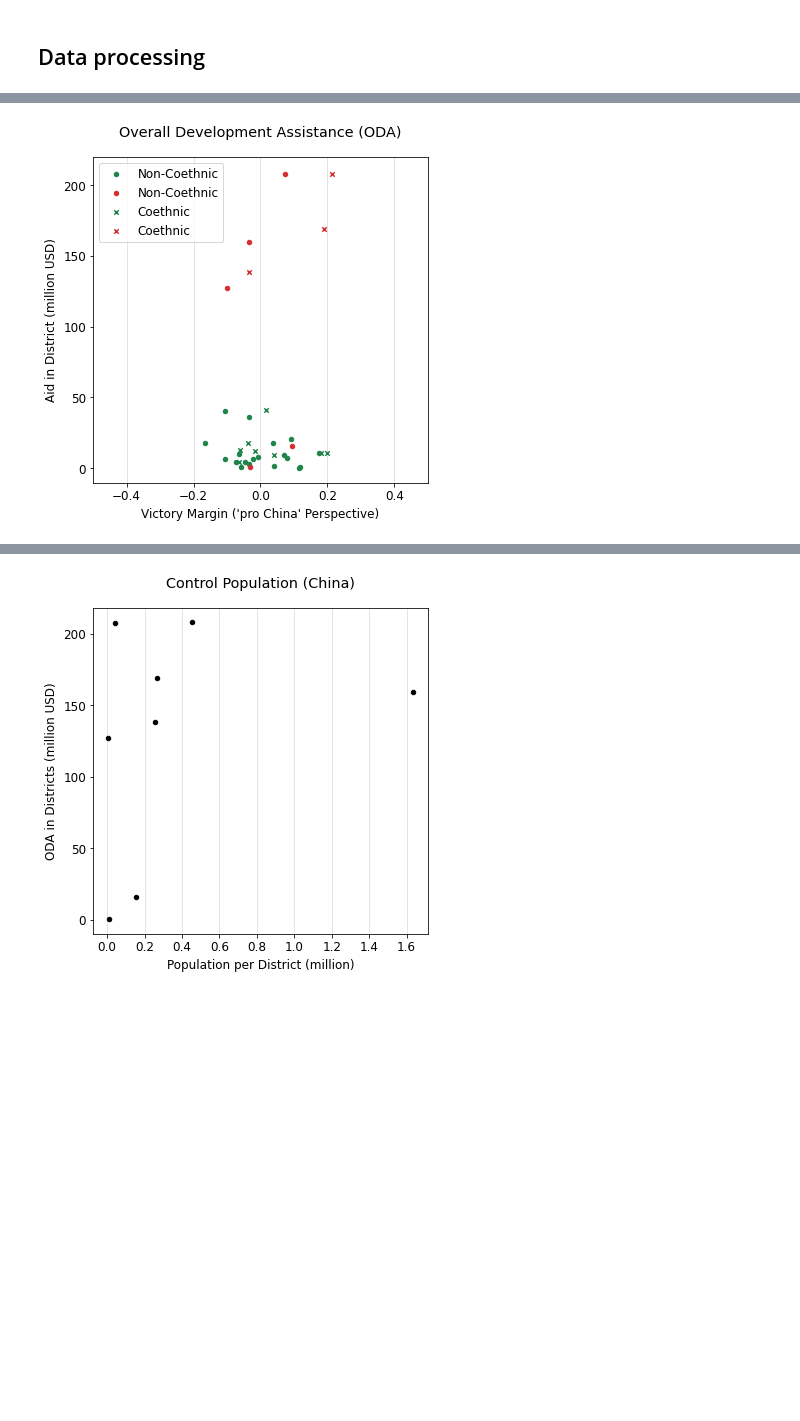
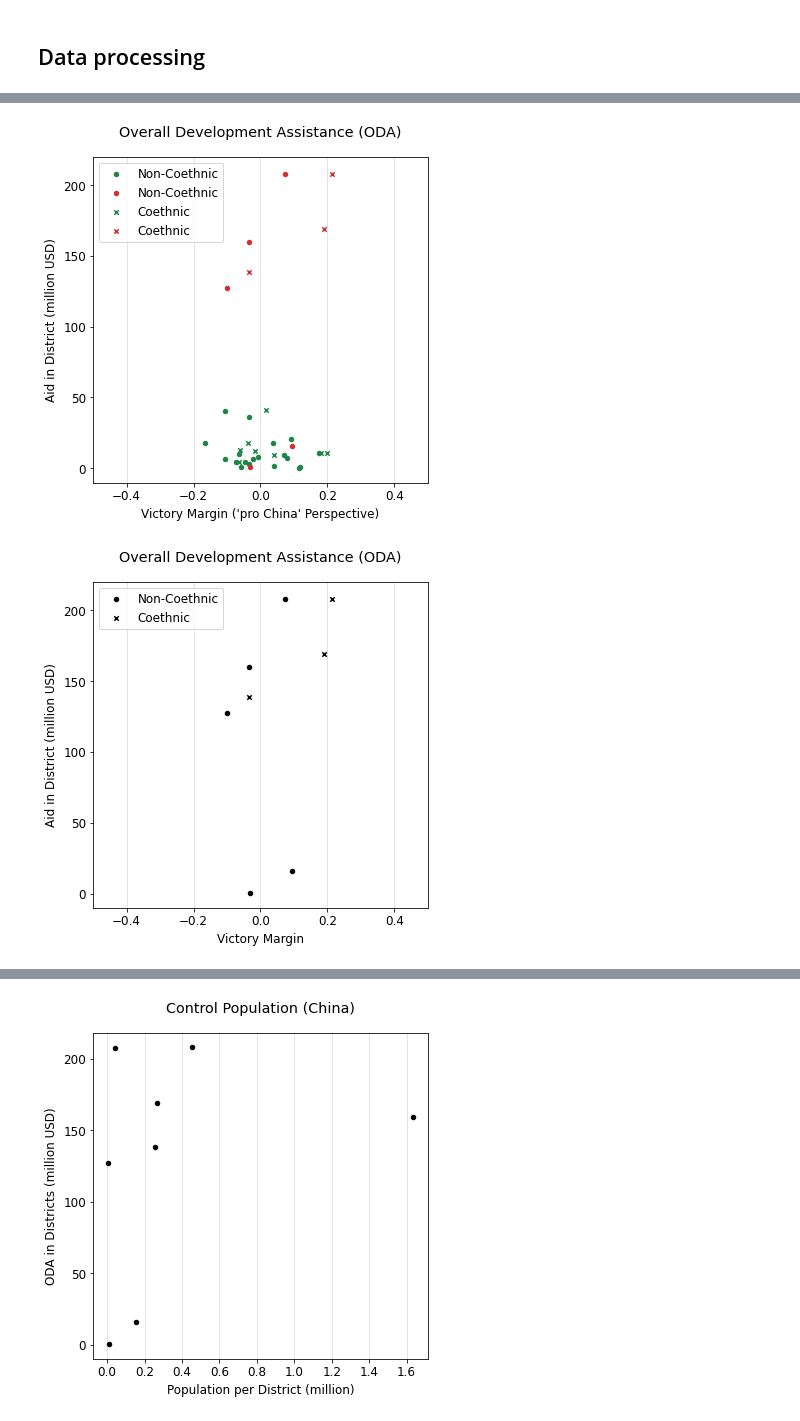
Before and after one commit to bidu19/nepal_aid_projects, a Jupyter notebook: aid_projects.ipynb, the cells around one changed output, grey strips where cells are left out. Drawn from its saved outputs; the diff is of its cells as text; code cells hidden in the pictures; blank space fills up the shorter version.

Commit message:
ethnicity and distance for single countries

```diff
--- a/aid_projects.ipynb
+++ b/aid_projects.ipynb
@@ -307,30 +307,63 @@ x_china_tamang, y_china_tamang = get_axis(win, aid_china[aid_china[c_ethn] == 'T
 x_china_tamang, y_china_tamang = filter_out_below(x_china_tamang, y_china_tamang, 0.1)
 
 x_india_nm, y_india_nm = get_axis(win, aid_india[(aid_india[c_ethn] != 'Tharu') & (aid_india[c_ethn] != 'Yadav')])
 x_india_nm, y_india_nm = filter_out_below(x_india_nm, y_india_nm, 0.1)
 
 x_india_tharu_yadav, y_india_tharu_yadav = get_axis(win, aid_india[(aid_india[c_ethn] == 'Tharu') | (aid_india[c_ethn] == 'Yadav')])
 x_india_tharu_yadav, y_india_tharu_yadav = filter_out_below(x_india_tharu_yadav, y_india_tharu_yadav, 0.1)
 
 scatter_plot_multi(
     [x_india_nm, x_china_nm, x_india_tharu_yadav, x_china_tamang],
     [y_india_nm, y_china_nm, y_india_tharu_yadav, y_china_tamang],
     file_name='victory_margin_combined_ethnicity',
     title="Overall Development Assistance (ODA)",
     x_label='Victory Margin (\'pro China\' Perspective)',
     y_label="Aid in District (million USD)",
     labels=['Non-Coethnic', 'Non-Coethnic', 'Coethnic', 'Coethnic'],
     colors=[green, red, green, red],
     markers=['o', 'o', 'x', 'x'],
     x_start=-0.5,
     x_end=0.5,
     y_end=220,
     labels_loc=2
 )
+
+# China ethnicity
+scatter_plot_multi(
+    [x_china_nm, x_china_tamang],
+    [y_china_nm, y_china_tamang],
+    file_name='victory_margin_china_ethnicity',
+    title="Overall Development Assistance (ODA)",
+    x_label='Victory Margin',
+    y_label="Aid in District (million USD)",
+    labels=['Non-Coethnic', 'Coethnic'],
+    colors=['black', 'black'],
+    markers=['o','x'],
+    x_start=-0.5,
+    x_end=0.5,
+    y_end=220,
+)
+
+# India ethnicity
+scatter_plot_multi(
+    [x_india_nm, x_india_tharu_yadav],
+    [y_india_nm, y_india_tharu_yadav],
+    file_name='victory_margin_india_ethnicity',
+    title="Overall Development Assistance (ODA)",
+    x_label='Victory Margin',
+    y_label="Aid in District (million USD)",
+    labels=['Non-Coethnic', 'Coethnic'],
+    colors=['black', 'black'],
+    markers=['o','x'],
+    x_start=-0.5,
+    x_end=0.5,
+    y_end=220,
+)
 # %% [output]
 [figure]
 [figure]
 [figure]
 [figure]
 [figure]
 [figure]
+[figure, added]
```
Also changed, not shown: parts of 3 cells of this notebook.
